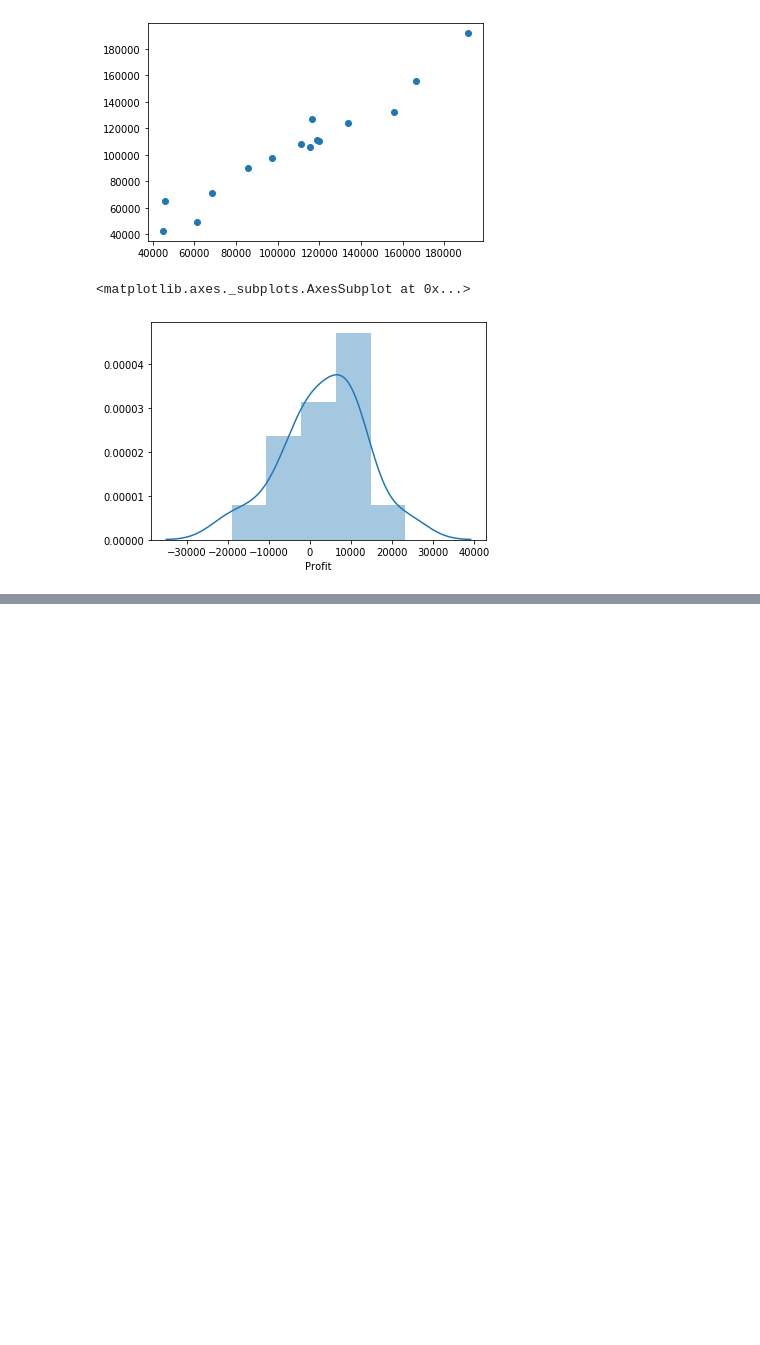
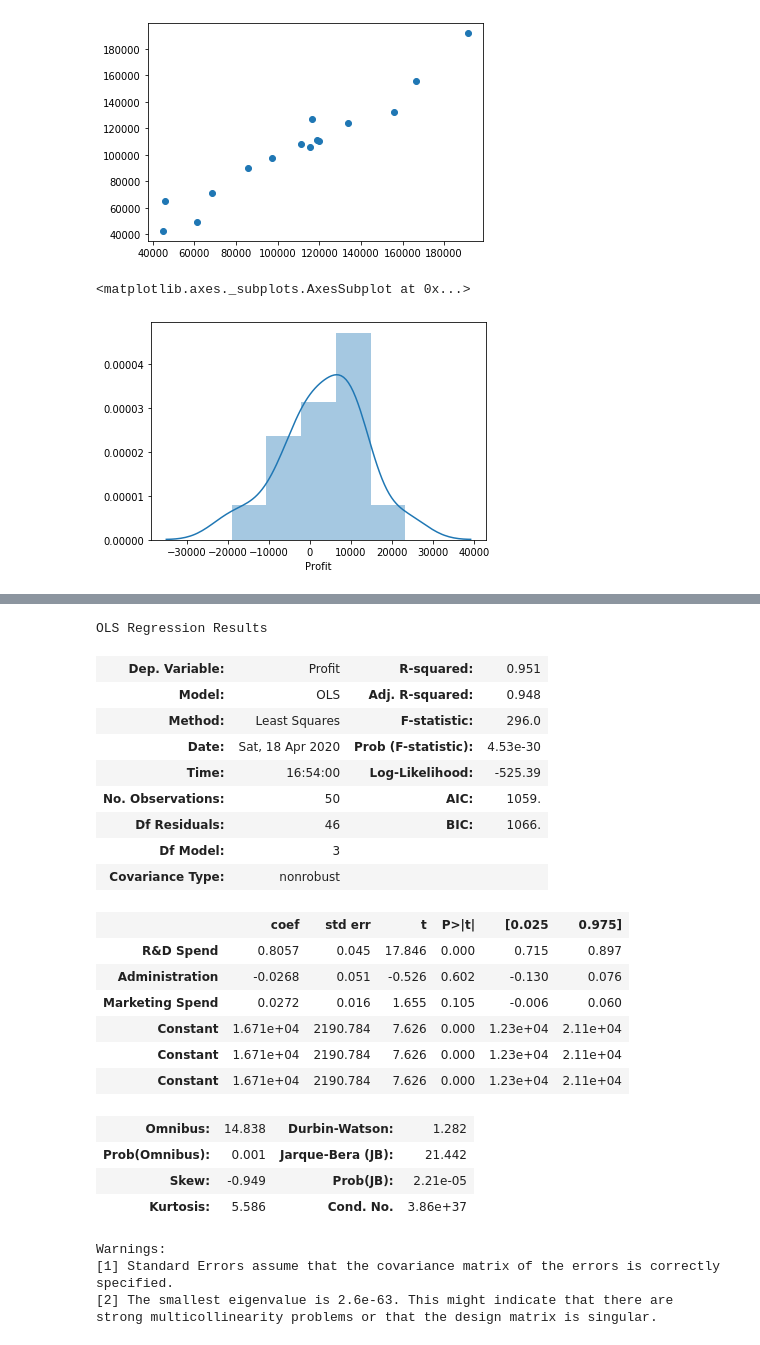
Before and after one commit to grinit10/ML-python-complete, a Jupyter notebook: Multiple linear regression.ipynb, the cells around one changed output, grey strips where cells are left out. Cells and saved outputs as stored; diff of their text form; code cells hidden in the pictures; blank space fills up the shorter version.

```diff
--- a/Multiple linear regression.ipynb
+++ b/Multiple linear regression.ipynb
@@ -84,0 +161,30 @@ sns.distplot(y_pred - y_test)
+# %%
+X_opt = X.drop(['New York', 'Florida'], axis=1)
+regressor_OLS = smapi.OLS(endog = y, exog = X_opt).fit()
+regressor_OLS.summary()
+# %% [output]
+OLS Regression Results
+| Dep. Variable: | Profit | R-squared: | 0.951 |
+| Model: | OLS | Adj. R-squared: | 0.948 |
+| Method: | Least Squares | F-statistic: | 296.0 |
+| Date: | Sat, 18 Apr 2020 | Prob (F-statistic): | 4.53e-30 |
+| Time: | 16:54:00 | Log-Likelihood: | -525.39 |
+| No. Observations: | 50 | AIC: | 1059. |
+| Df Residuals: | 46 | BIC: | 1066. |
+| Df Model: | 3 |  |  |
+| Covariance Type: | nonrobust |  |  |
+|  | coef | std err | t | P>|t| | [0.025 | 0.975] |
+| R&D Spend | 0.8057 | 0.045 | 17.846 | 0.000 | 0.715 | 0.897 |
+| Administration | -0.0268 | 0.051 | -0.526 | 0.602 | -0.130 | 0.076 |
+| Marketing Spend | 0.0272 | 0.016 | 1.655 | 0.105 | -0.006 | 0.060 |
+| Constant | 1.671e+04 | 2190.784 | 7.626 | 0.000 | 1.23e+04 | 2.11e+04 |
+| Constant | 1.671e+04 | 2190.784 | 7.626 | 0.000 | 1.23e+04 | 2.11e+04 |
+| Constant | 1.671e+04 | 2190.784 | 7.626 | 0.000 | 1.23e+04 | 2.11e+04 |
+| Omnibus: | 14.838 | Durbin-Watson: | 1.282 |
+| Prob(Omnibus): | 0.001 | Jarque-Bera (JB): | 21.442 |
+| Skew: | -0.949 | Prob(JB): | 2.21e-05 |
+| Kurtosis: | 5.586 | Cond. No. | 3.86e+37 |
+Warnings:
+[1] Standard Errors assume that the covariance matrix of the errors is correctly specified.
+[2] The smallest eigenvalue is 2.6e-63. This might indicate that there are
+strong multicollinearity problems or that the design matrix is singular.
```
Also changed, not shown: parts of 7 cells of this notebook.
